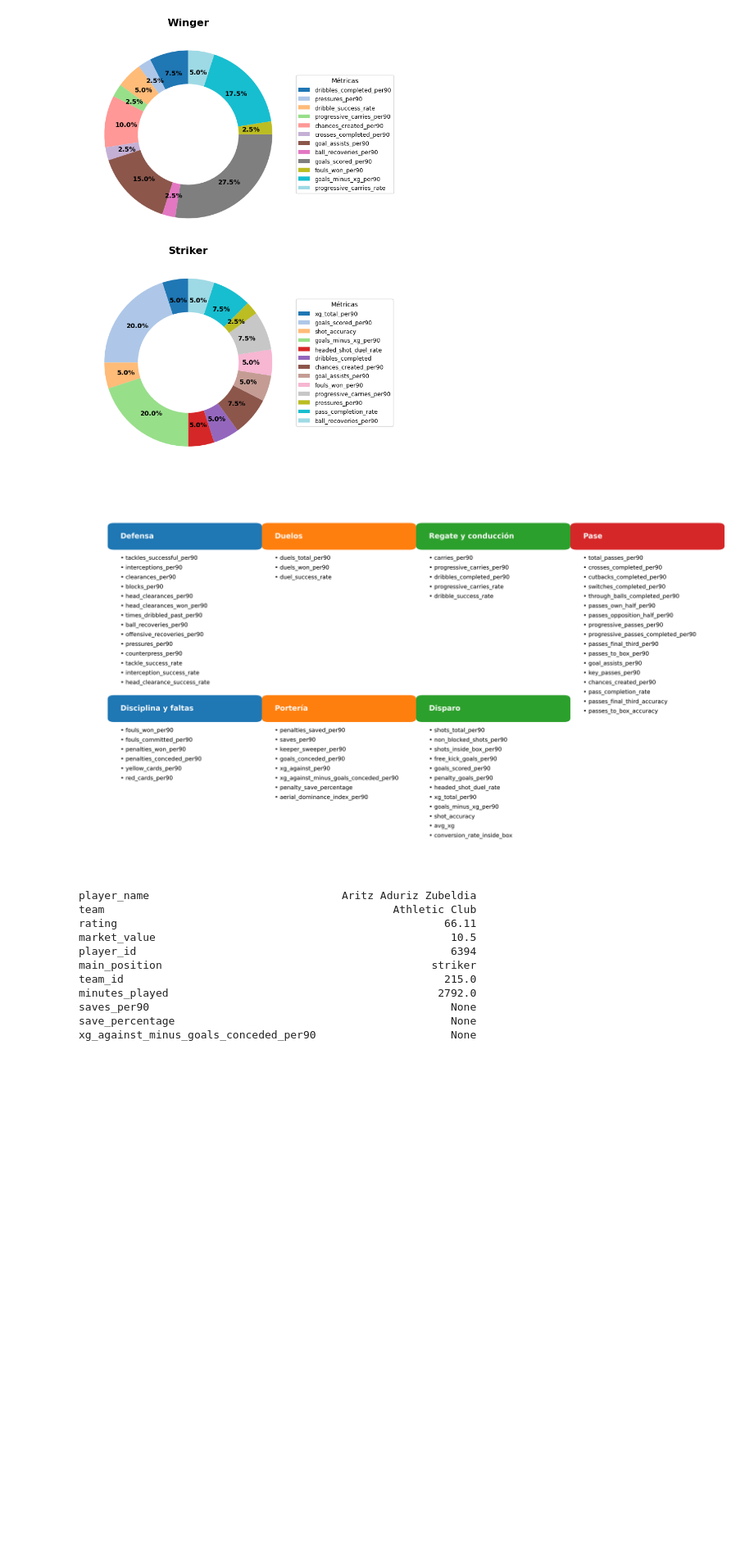
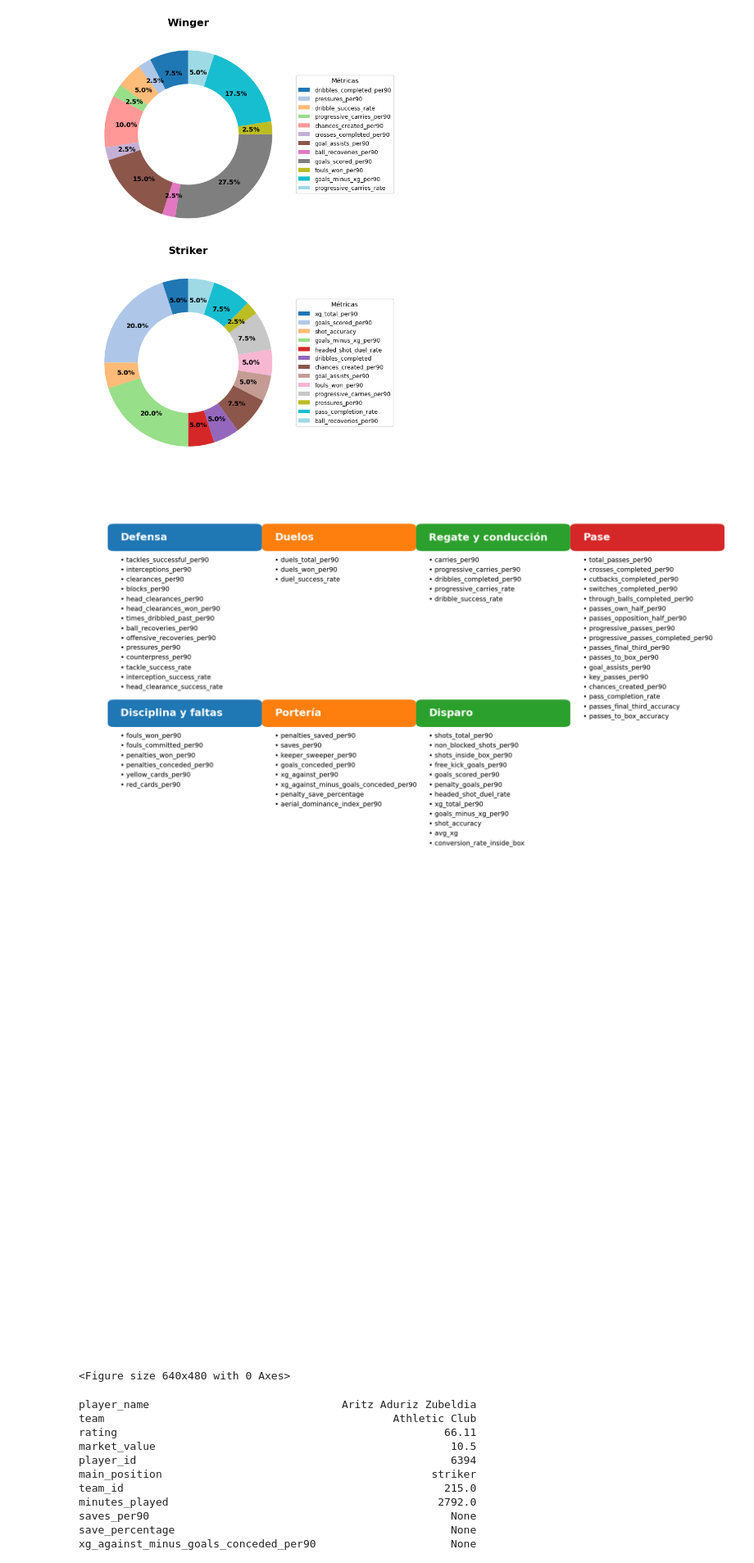
Before and after one commit to Germiprogramer/TFG-Agente-de-Scouting, a Jupyter notebook: graficos.ipynb, the cells around one changed output. Shown at 82% size. Saved outputs shown, nothing was run; the diff lists cells and outputs as text; code cells hidden in the pictures; blank space fills up the shorter version.

```diff
--- a/graficos.ipynb
+++ b/graficos.ipynb
@@ -963,36 +963,38 @@ start_y = 0.85
 for row_idx, fila in enumerate(layout):
     for col_idx, categoria in enumerate(fila):
         if categoria is None:
             continue
         x = start_x + col_idx * x_spacing
         # Ajuste de altura para la segunda fila
         if row_idx == 1:
             y = start_y - row_idx * y_spacing - 0.05  # <-- aquí bajamos solo esa fila
         else:
             y = start_y - row_idx * y_spacing
 
 
         # Cabecera con FancyBbox
         ax.add_patch(FancyBboxPatch((x, y), 0.22, 0.05,
                                     boxstyle="round,pad=0.01", edgecolor="none",
                                     facecolor=colores(col_idx), transform=ax.transAxes))
         ax.text(x + 0.01, y + 0.025, categoria, transform=ax.transAxes,
-                fontsize=16, fontweight="bold", color="white", va="center")
+                fontsize=22, fontweight="bold", color="white", va="center")
 
         # Métricas
         metricas = metricas_por_categoria[categoria]
         for j, metrica in enumerate(metricas):
             ax.text(x + 0.01, y - ((j + 1) * 0.025), f"• {metrica}",
-                    transform=ax.transAxes, fontsize=12.5, va="top")
+                    transform=ax.transAxes, fontsize=14, va="top")
 
 plt.tight_layout()
 plt.show()
 
 plt.savefig("metricas_seleccionadas.png", dpi=300, bbox_inches="tight")
 from IPython.display import Image
 Image("metricas_seleccionadas.png")
 # %% [output]
-[figure, old version]
+[figure, new version]
+[figure, added]
+<Figure size 640x480 with 0 Axes>
 # %%
 import streamlit as st
 from mplsoccer import PyPizza
```
Also changed, not shown: 5 other files.
